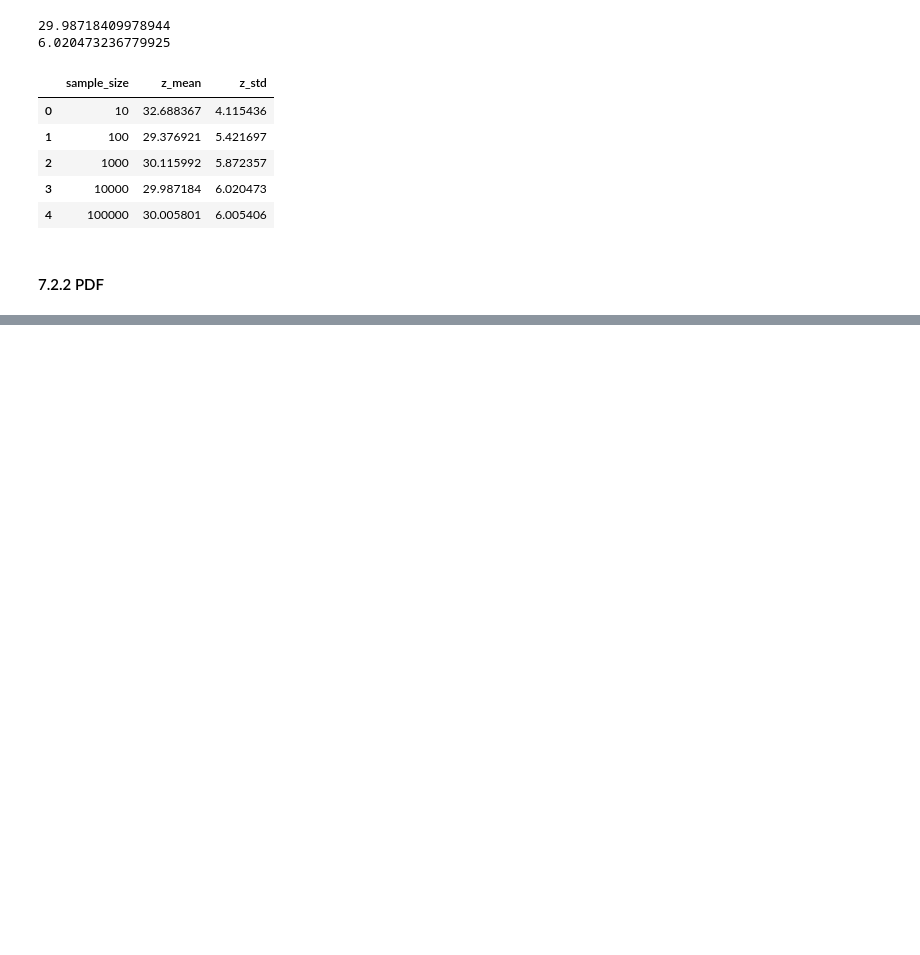
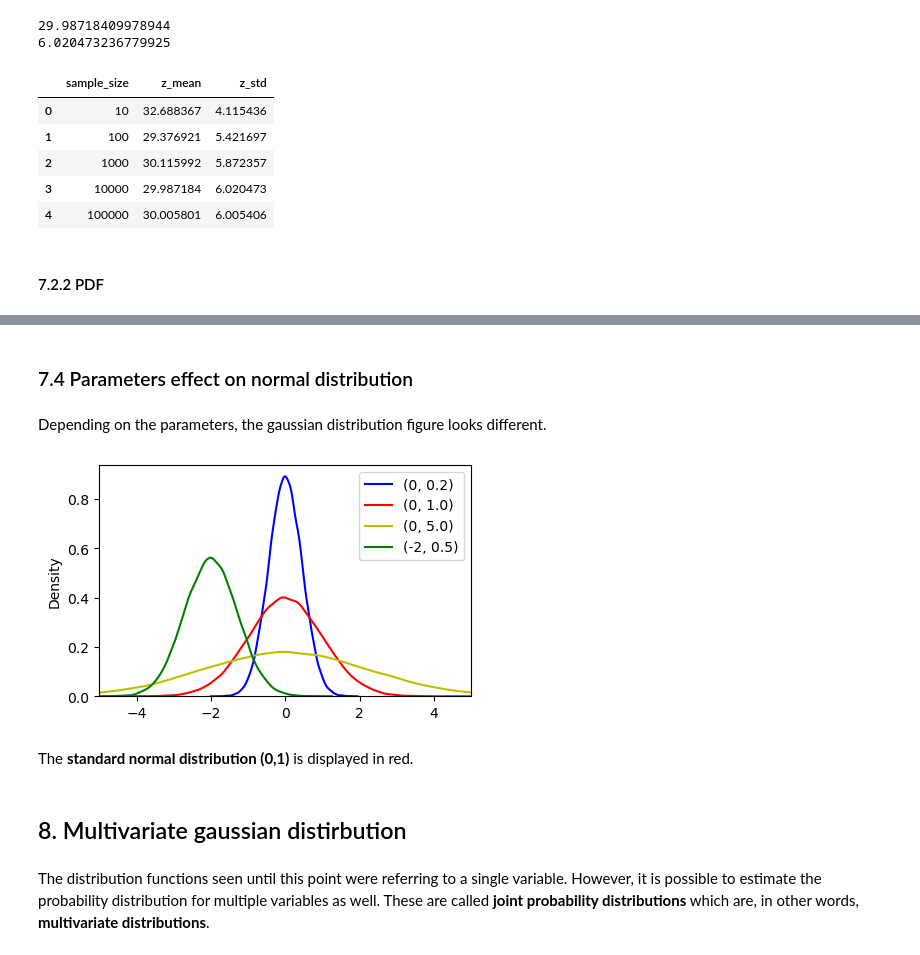
Before and after one commit to mikjf/statistics_and_experimental_design, a Jupyter notebook: basics_descriptive_statistics.ipynb, the cells around one changed output, grey strips where cells are left out. Drawn from its saved outputs; the diff is of its cells as text; code cells hidden in the pictures; blank space fills up the shorter version.

```diff
--- a/basics_descriptive_statistics.ipynb
+++ b/basics_descriptive_statistics.ipynb
@@ -473,0 +602,25 @@ result_df
+# %% [markdown]
+### 7.4 Parameters effect on normal distribution
+# %% [markdown]
+Depending on the parameters, the gaussian distribution figure looks different.
+# %%
+A = norm.rvs(size=100000, loc=0, scale=np.sqrt(0.2))
+B = norm.rvs(size=100000, loc=0, scale=np.sqrt(1))
+C = norm.rvs(size=100000, loc=0, scale=np.sqrt(5))
+D = norm.rvs(size=100000, loc=-2, scale=np.sqrt(0.5))
+
+fig = sns.kdeplot(A, shade=False, color="b", label='(0, 0.2)')
+fig = sns.kdeplot(B, shade=False, color="r", label='(0, 1.0)')
+fig = sns.kdeplot(C, shade=False, color="y", label='(0, 5.0)')
+fig = sns.kdeplot(D, shade=False, color="g", label='(-2, 0.5)')
+plt.xlim([-5, 5])
+plt.legend()
+plt.show();
+# %% [output]
+[figure, added]
+# %% [markdown]
+The **standard normal distribution (0,1)** is displayed in red.
+# %% [markdown]
+## 8. Multivariate gaussian distirbution
+# %% [markdown]
+The distribution functions seen until this point were referring to a single variable. However, it is possible to estimate the probability distribution for multiple variables as well. These are called **joint probability distributions** which are, in other words, **multivariate distributions**.
```
Also changed, not shown: parts of 52 cells of this notebook.
